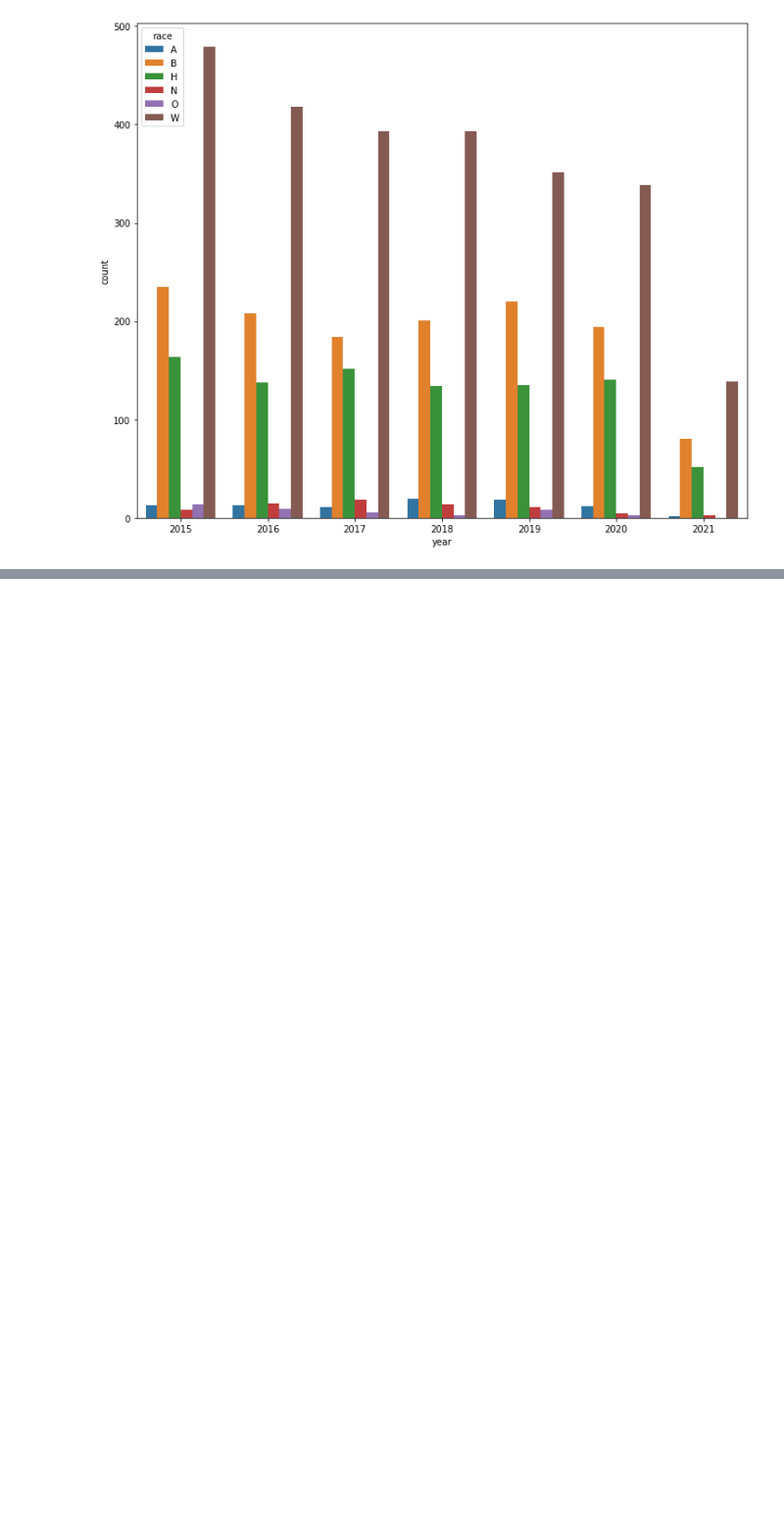
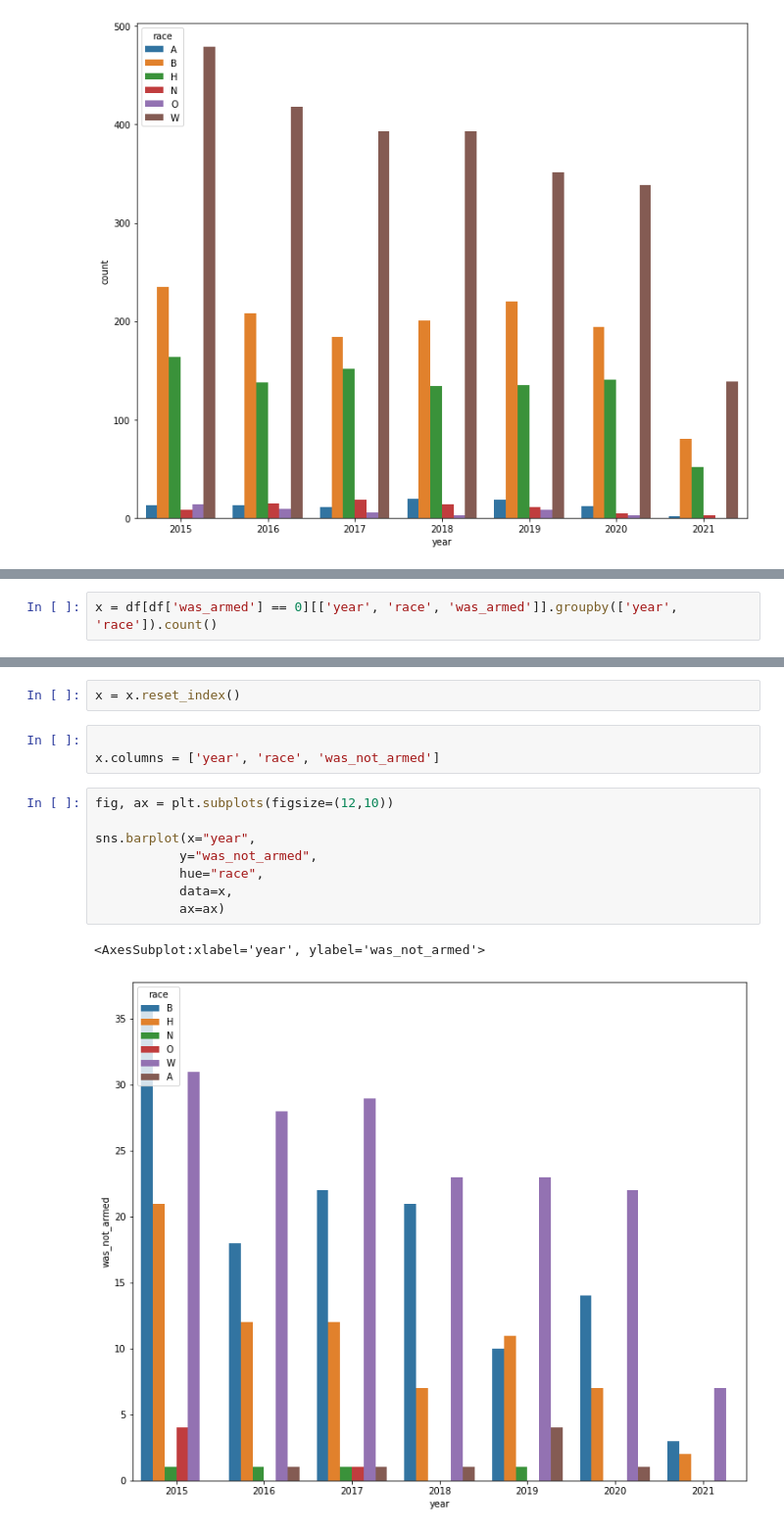
Before and after one commit to youngsoul/pandas_101, a Jupyter notebook: WashingtonPostShootingAnalysis.ipynb, the cells around one changed output, grey strips where cells are left out. Shown at 98% size. Drawn from its saved outputs; the diff is of its cells as text; blank space fills up the shorter version.

```diff
--- a/WashingtonPostShootingAnalysis.ipynb
+++ b/WashingtonPostShootingAnalysis.ipynb
@@ -484,0 +492,2 @@ sns.barplot(x="year",
+# %%
+x = df[df['was_armed'] == 0][['year', 'race', 'was_armed']].groupby(['year', 'race']).count()
@@ -484,0 +515,16 @@ sns.barplot(x="year",
+# %%
+x = x.reset_index()
+# %%
+
+x.columns = ['year', 'race', 'was_not_armed']
+# %%
+fig, ax = plt.subplots(figsize=(12,10))
+
+sns.barplot(x="year",
+           y="was_not_armed",
+           hue="race",
+           data=x,
+           ax=ax)
+# %% [output]
+<AxesSubplot:xlabel='year', ylabel='was_not_armed'>
+[figure, added]
```
Also changed, not shown: parts of 11 cells of this notebook, 1 other file.
